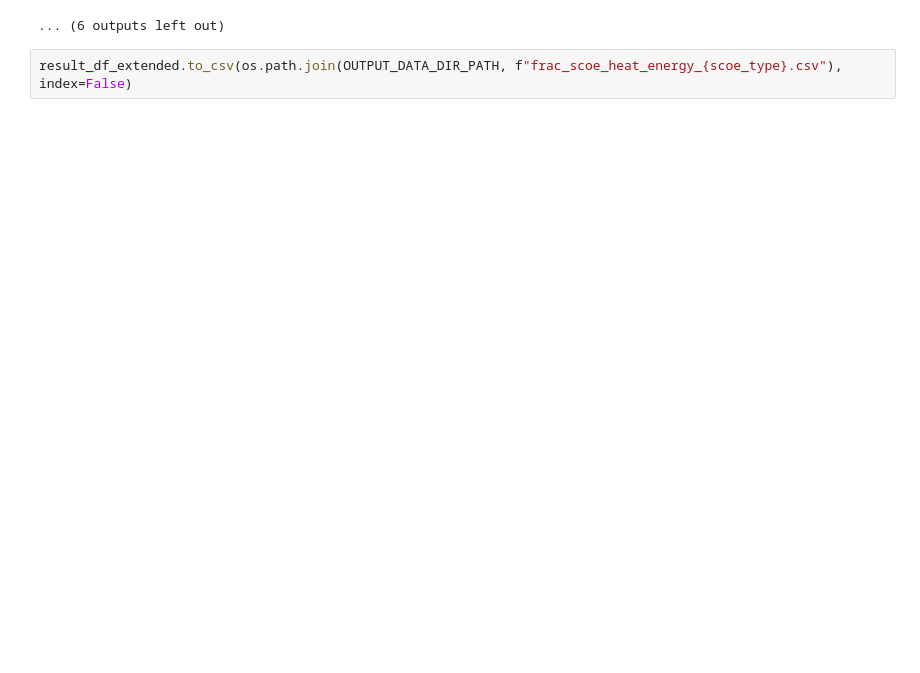
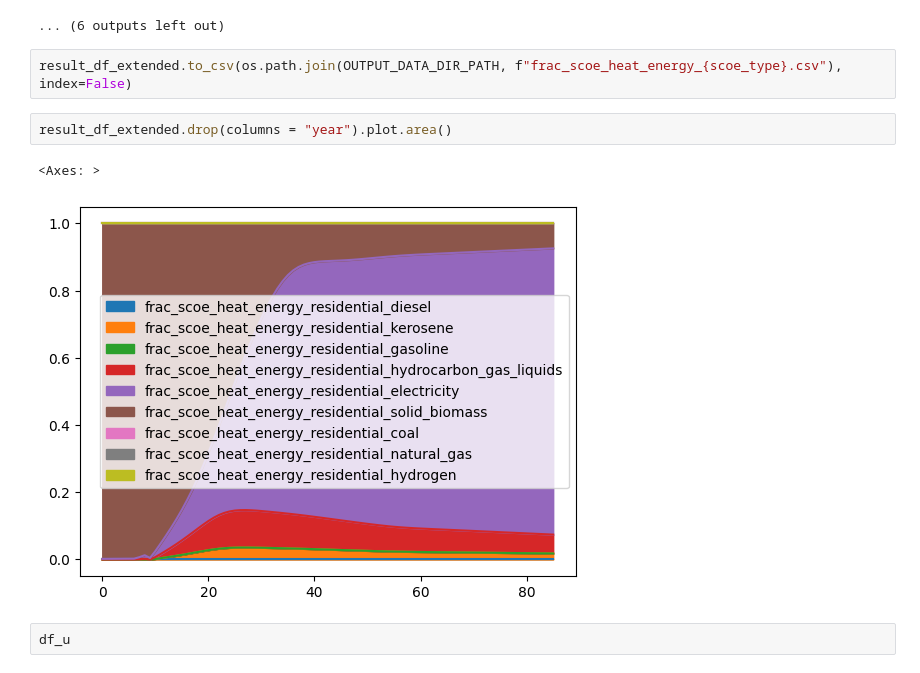
Before and after one commit to sisepuede-framework/ssp_uganda_data, a Jupyter notebook: data_processing/FRAC_SCOE_HEAT_ENERGY_RESIDENTIAL.ipynb, the cells around one changed output. Drawn from its saved outputs; the diff is of its cells as text; blank space fills up the shorter version.

```diff
--- a/data_processing/FRAC_SCOE_HEAT_ENERGY_RESIDENTIAL.ipynb
+++ b/data_processing/FRAC_SCOE_HEAT_ENERGY_RESIDENTIAL.ipynb
@@ -348,3 +445,10 @@ Comparing frac_scoe_heat_energy_residential_solid_biomass...
 ... (6 outputs left out)
 # %%
 result_df_extended.to_csv(os.path.join(OUTPUT_DATA_DIR_PATH, f"frac_scoe_heat_energy_{scoe_type}.csv"), index=False)
+# %%
+result_df_extended.drop(columns = "year").plot.area()
+# %% [output]
+<Axes: >
+[figure, added]
+# %%
+df_u
```
Also changed, not shown: parts of 16 cells of this notebook, 8 other files.
